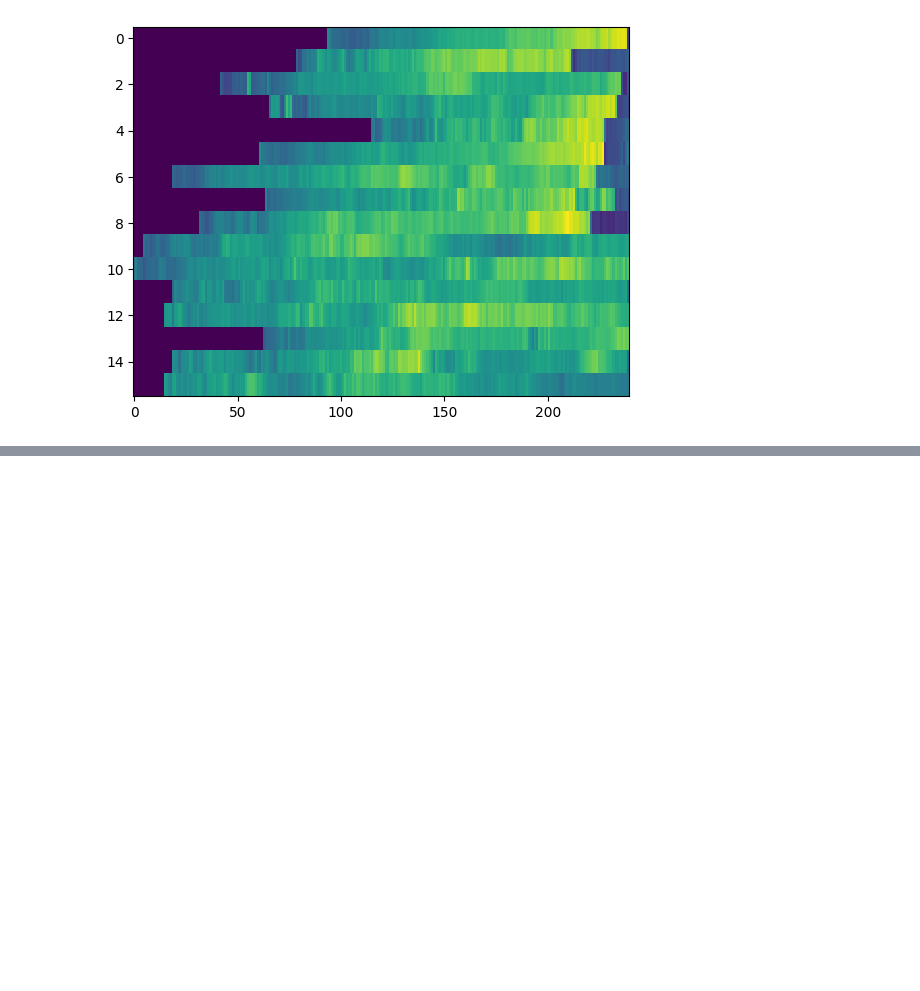
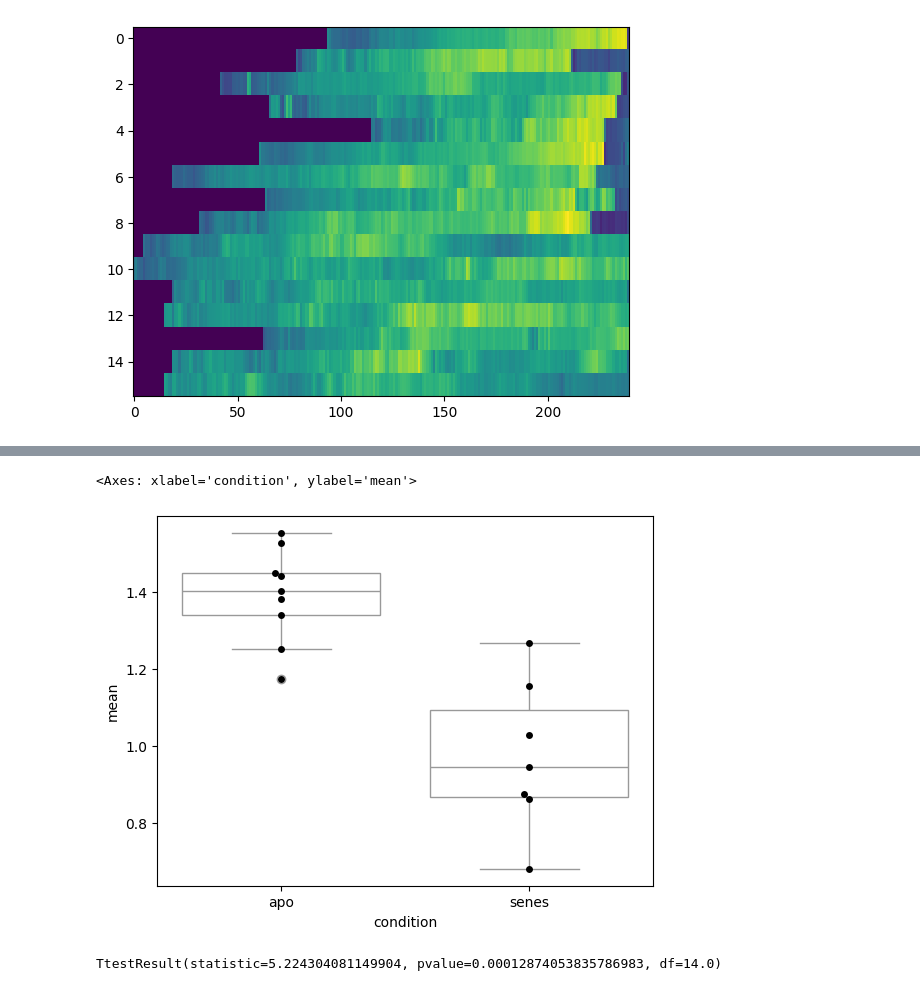
Before and after one commit to StallaertLab/useful_notebooks, a Jupyter notebook: heatmap_tracking.ipynb, the cells around one changed output, grey strips where cells are left out. Drawn from its saved outputs; the diff is of its cells as text; code cells hidden in the pictures; blank space fills up the shorter version.

Commit message:
group comp and stat

```diff
--- a/heatmap_tracking.ipynb
+++ b/heatmap_tracking.ipynb
@@ -100,0 +133,4 @@ plt.imshow(signals2D, aspect='auto', cmap='viridis',interpolation='nearest')
+# %%
+# compare mean of last 5 frames
+mean_apo = [np.mean(s[-5:]) for s in signals_apo_cut]
+mean_senes = [np.mean(s[-5:]) for s in signals_senes]
@@ -100,0 +149,6 @@ plt.imshow(signals2D, aspect='auto', cmap='viridis',interpolation='nearest')
+# %%
+df_apo = pd.DataFrame(mean_apo,columns=['mean'])
+df_apo['condition']='apo'
+df_senes = pd.DataFrame(mean_senes,columns=['mean'])
+df_senes['condition']='senes'
+df = pd.concat([df_apo, df_senes],ignore_index=True)
@@ -100,0 +175,11 @@ plt.imshow(signals2D, aspect='auto', cmap='viridis',interpolation='nearest')
+# %%
+sns.boxplot(data=df, x='condition', y='mean',color='white')
+sns.swarmplot(data=df, x='condition', y='mean',color='black')
+# %% [output]
+<Axes: xlabel='condition', ylabel='mean'>
+[figure, added]
+# %%
+from scipy.stats import ttest_ind
+ttest_ind(mean_apo, mean_senes)
+# %% [output]
+TtestResult(statistic=5.224304081149904, pvalue=0.00012874053835786983, df=14.0)
```
Also changed, not shown: parts of 6 cells of this notebook.
